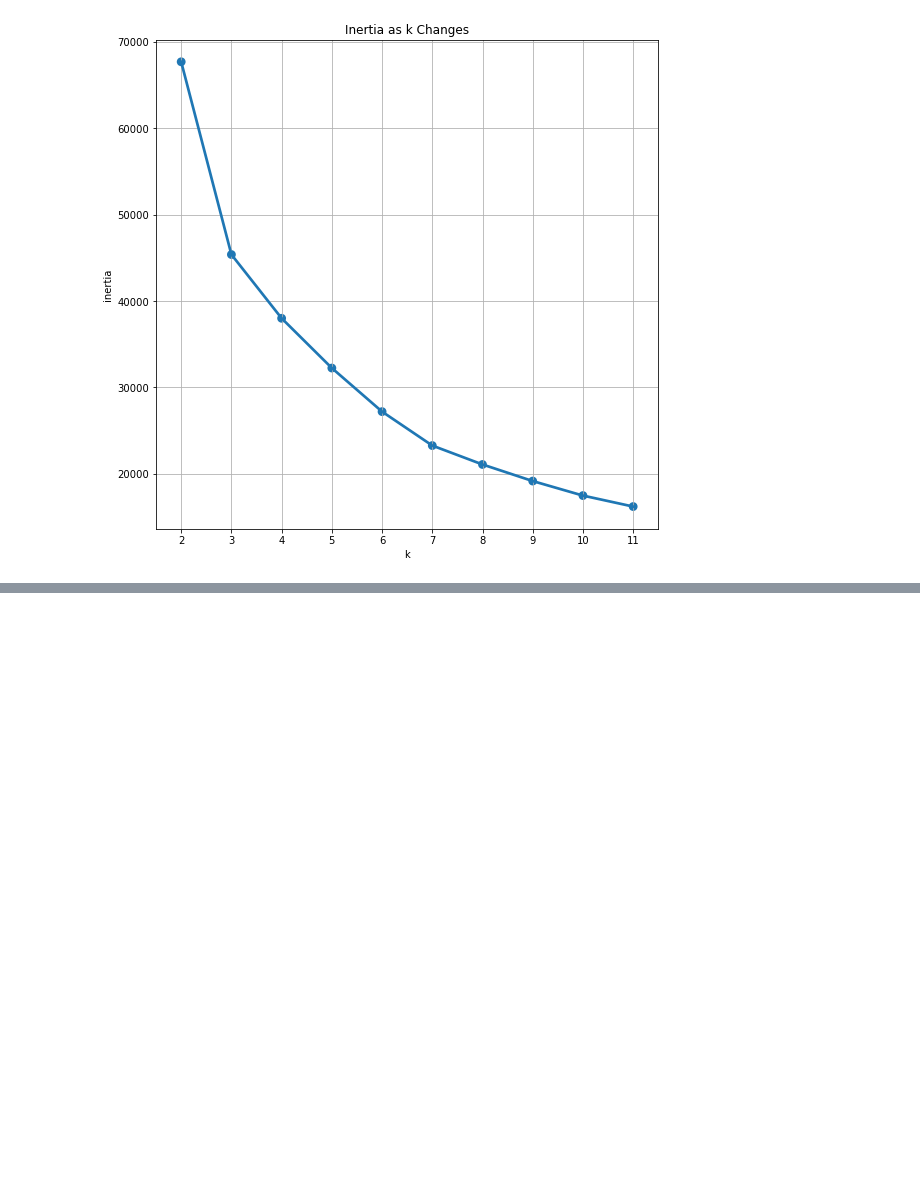
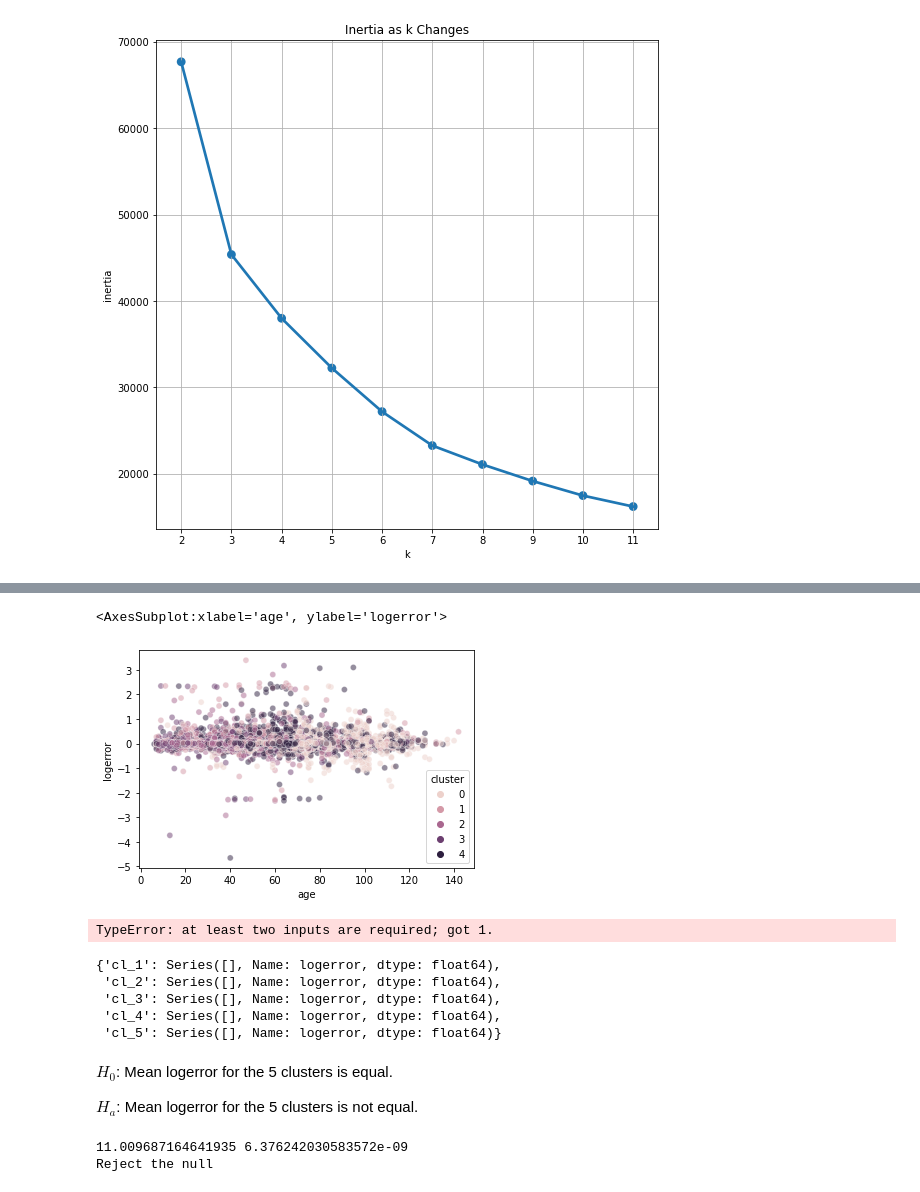
Before and after one commit to jones-stewart/zillow-clustering-project, a Jupyter notebook: 02_explore_stewart.ipynb, the cells around one changed output, grey strips where cells are left out. Cells and saved outputs as stored; diff of their text form; code cells hidden in the pictures; blank space fills up the shorter version.

Commit message:
Evaluating clusters

```diff
--- a/02_explore_stewart.ipynb
+++ b/02_explore_stewart.ipynb
@@ -624,0 +631,20 @@ I still want to find which features will create meaningful clusters so I'll try
+# %%
+# define independent variables
+X = train[['beds', 'baths', 'sq_ft']]
+# scale features
+scaler = StandardScaler().fit(X)
+X_scaled = pd.DataFrame(scaler.transform(X), columns = X.columns)
+# create kmeans object
+kmeans = KMeans(n_clusters=5, random_state=123)
+# fit object
+kmeans.fit(X_scaled)
+# make predictions
+kmeans.predict(X_scaled)
+# create columns for predictions
+train['cluster'] = kmeans.predict(X_scaled)
+X_scaled['cluster'] = kmeans.predict(X_scaled)
+# visualize clusters
+sns.scatterplot(x='age', y='logerror', data=train, hue='cluster', alpha=0.5)
+# %% [output]
+<AxesSubplot:xlabel='age', ylabel='logerror'>
+[figure, added]
@@ -624,0 +658,47 @@ I still want to find which features will create meaningful clusters so I'll try
+# %%
+# create for loop to isolate logerror by cluster
+k=5
+d={}
+for i in range(0, k):
+    d['cl_' + str(i)] = train[train.cluster==k].logerror
+
+# set alpha
+α = 0.05
+# run anova test
+f, p = stats.f_oneway(d)
+# print test stats
+print(f, p)
+# print result
+if p < α:
+    print('Reject the null')
+else:
+    print('Fail to reject the null')
+# %% [output]
+TypeError: at least two inputs are required; got 1.
+# %%
+d
+# %% [output]
+{'cl_1': Series([], Name: logerror, dtype: float64),
+ 'cl_2': Series([], Name: logerror, dtype: float64),
+ 'cl_3': Series([], Name: logerror, dtype: float64),
+ 'cl_4': Series([], Name: logerror, dtype: float64),
+ 'cl_5': Series([], Name: logerror, dtype: float64)}
+# %% [markdown]
+$H_{0}$: Mean logerror for the 5 clusters is equal.
+
+$H_{a}$: Mean logerror for the 5 clusters is not equal.
+# %%
+# set alpha
+α = 0.05
+# run anova test
+f, p = stats.f_oneway(cl_0, cl_1, cl_2, cl_3, cl_4)
+# print test stats
+print(f, p)
+# print result
+if p < α:
+    print('Reject the null')
+else:
+    print('Fail to reject the null')
+# %% [output]
+11.009687164641935 6.376242030583572e-09
+Reject the null
```
Also changed, not shown: parts of 41 cells of this notebook.
